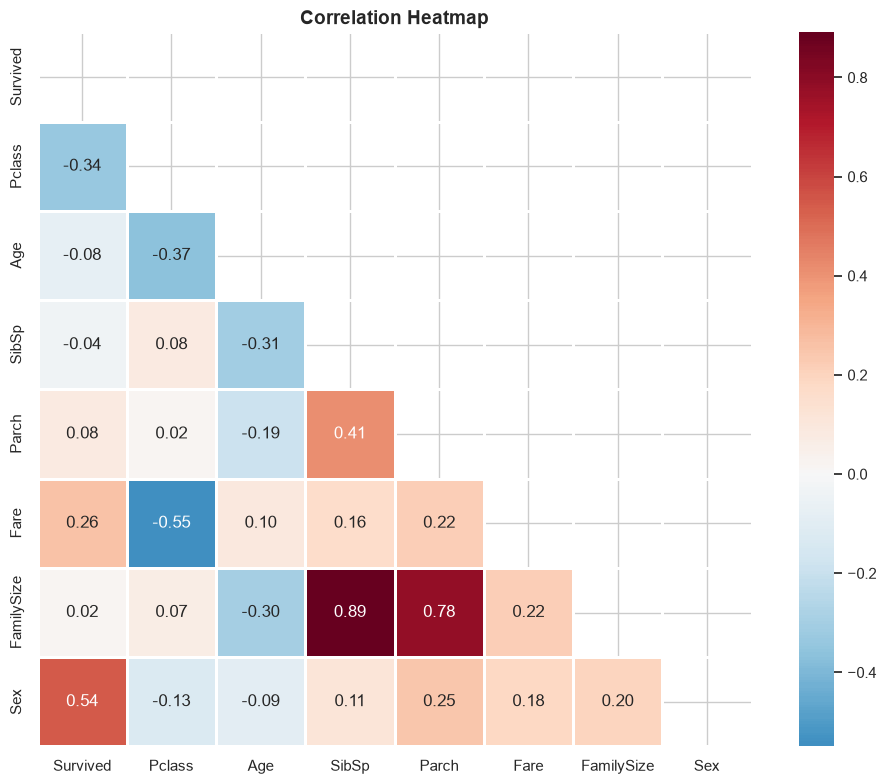
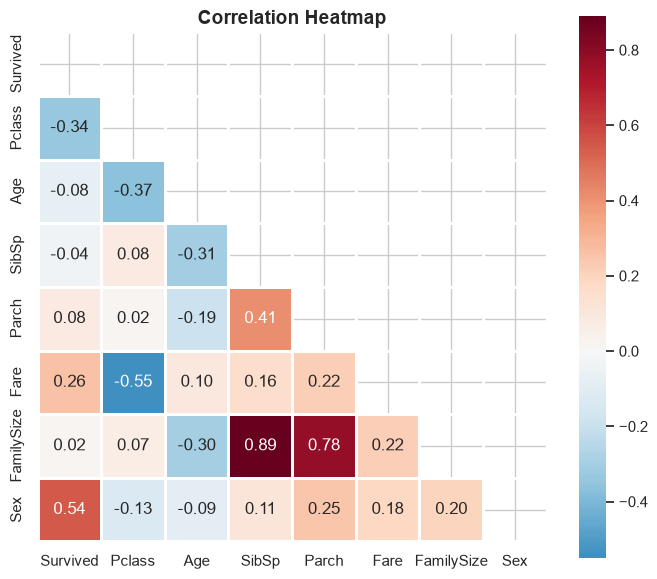
Code edit (unified diff) that turned the first committed figure into the second:
--- before
+++ after
@@ -2,5 +2,5 @@
 numeric_df["Sex"] = df["Sex"].map({"male": 0, "female": 1})
 
-fig, ax = plt.subplots(figsize=(10, 8))
+fig, ax = plt.subplots(figsize=(7, 6))
 corr = numeric_df.corr() # uses pearson's correlation coefficient to determine the correlation between two variables
 mask=np.triu(np.ones_like(corr, dtype=bool))

Commit: sk-crashcourse